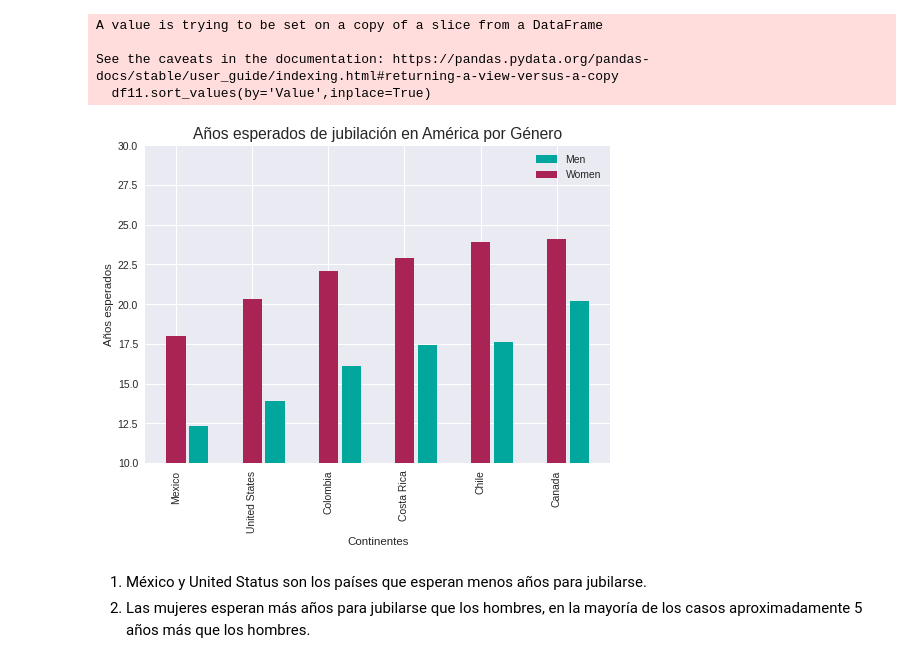
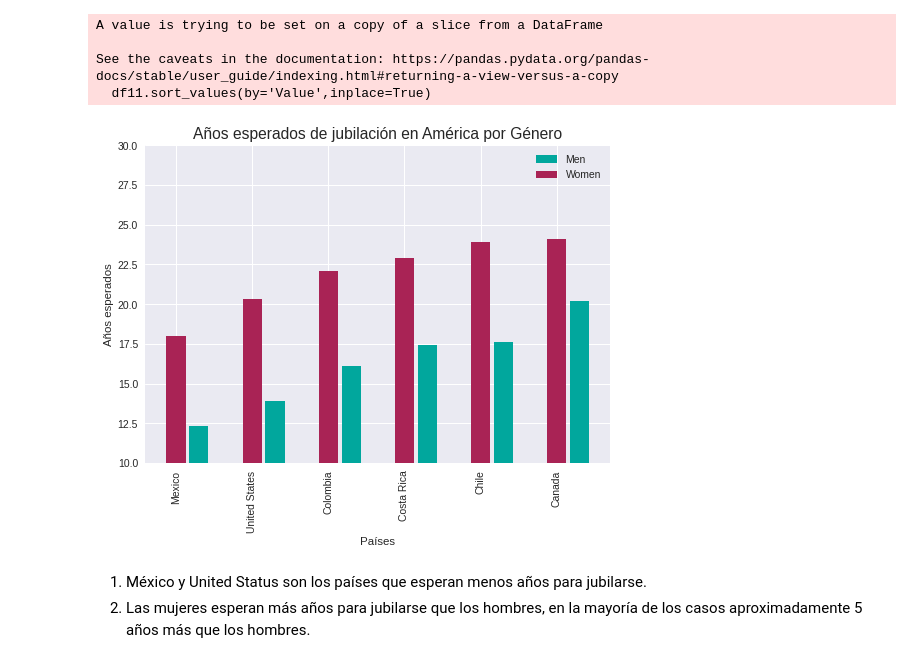
Before and after one commit to Tamripo/Edad-de-Jubilacion-Mundial, a Jupyter notebook: Visualización.ipynb, the cells around one changed output. Cells and saved outputs as stored; diff of their text form; code cells hidden in the pictures.

```diff
--- a/Visualización.ipynb
+++ b/Visualización.ipynb
@@ -454,21 +454,21 @@ See the caveats in the documentation: https://pandas.pydata.org/pandas-docs/stab
 # %%
 import numpy as np
 n = len(df11['Country'].index)
 x = np.arange(n)
 width = 0.25
 plt.figure(dpi=75)
 plt.style.use('seaborn')
 plt.bar(x+0.3,df11['Value'],width=width, label='Men',color='#01A79D')
 plt.bar(df10['Country'],df10['Value'],width=width, label='Women',color='#A92355')
-plt.xlabel('Continentes')
+plt.xlabel('Países')
 plt.ylabel('Años esperados')
 plt.ylim(10,30)
 plt.xticks(rotation=90)
 plt.title('Años esperados de jubilación en América por Género', size=15)
 plt.legend(loc='best')
 plt.show()
 # %% [output]
-[figure, old version]
+[figure, new version]
 # %% [markdown]
 1. México y United Status son los países que esperan menos años para jubilarse.
 2. Las mujeres esperan más años para jubilarse que los hombres, en la mayoría de los casos aproximadamente 5 años más que los hombres.
```
Also changed, not shown: parts of 1 cell of this notebook.
